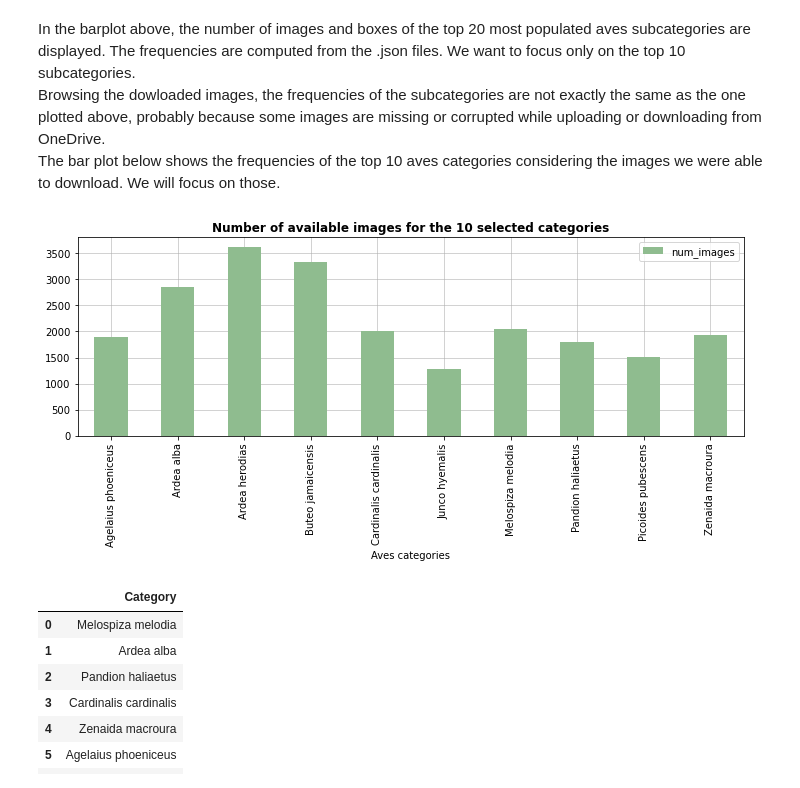
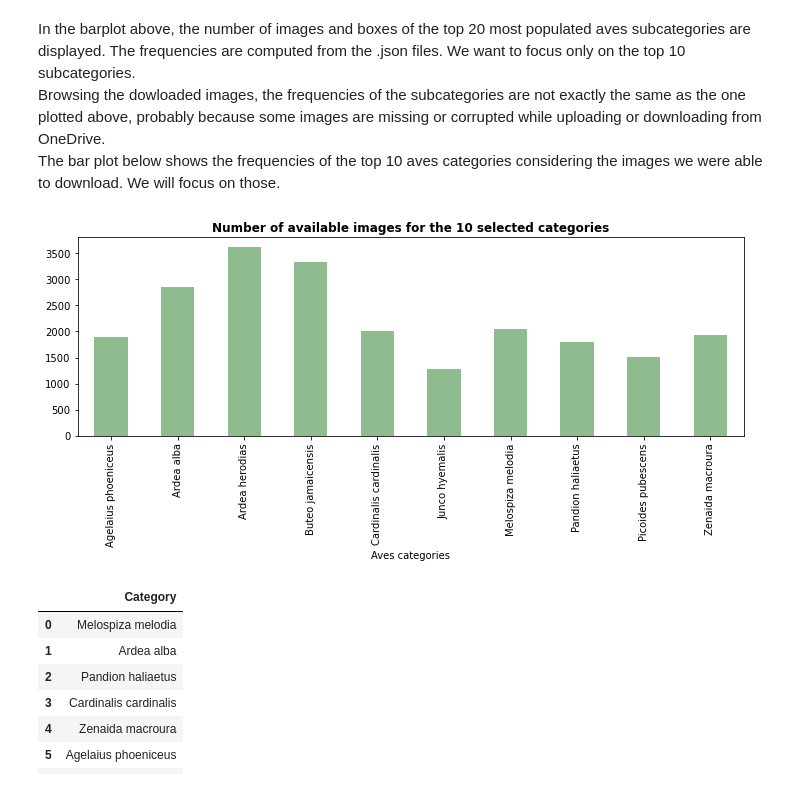
Before and after one commit to mgalfre/DLCV-project, a Jupyter notebook: data_visualization.ipynb, the cells around one changed output. Drawn from its saved outputs; the diff is of its cells as text; code cells hidden in the pictures.

```diff
--- a/data_visualization.ipynb
+++ b/data_visualization.ipynb
@@ -147,15 +147,16 @@ The bar plot below shows the frequencies of the top 10 aves categories consideri
 # %%
 # from the downloaded images
 
 pd.DataFrame({cat:len(os.listdir("Aves"+"/"+cat)) for cat in os.listdir("Aves")},
-             index = ["num_images"]).T.sort_index().plot.bar(color = "darkseagreen", figsize = (10, 5), zorder = 10)
+             index = ["num_images"]).T.sort_index().plot.bar(color = "darkseagreen", figsize = (10, 5), zorder = 10, legend = False)
 plt.title("Number of available images for the 10 selected categories", weight = "bold")
-plt.grid(zorder = -10, alpha = 0.7)
+#plt.grid(zorder = -10, alpha = 0.7)
 plt.xlabel("Aves categories")
+plt.legend
 plt.tight_layout()
 plt.savefig("plots/selected_aves.pdf", bbox_inches='tight', transparent = True)
 # %% [output]
-[figure, old version]
+[figure, new version]
 # %%
 # retrieving the list of categories
 category_list = os.listdir("Aves") # going through the directories in the Aves folder.
```
Also changed, not shown: parts of 3 cells of this notebook, 1 other file.
